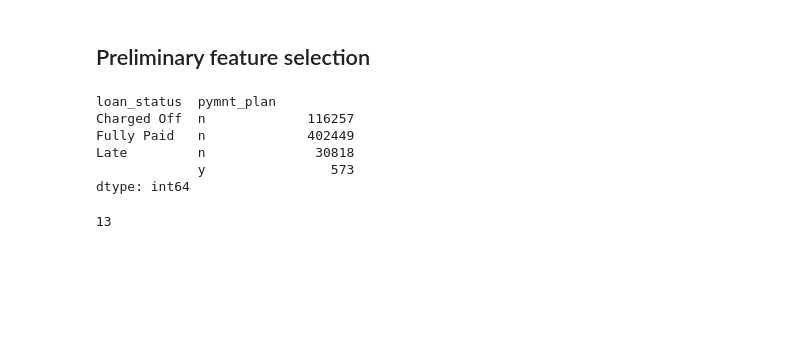
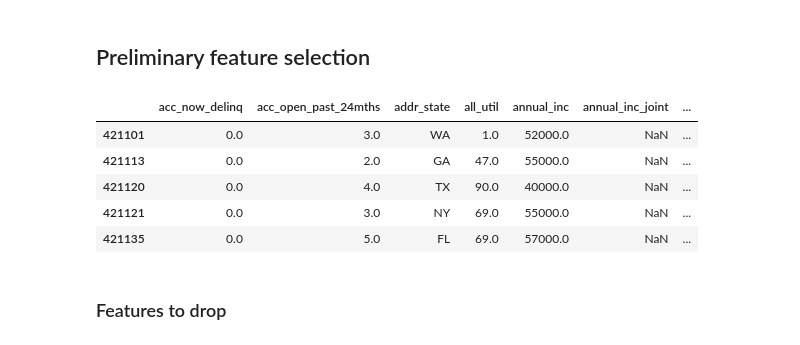
Before and after one commit to OazNomis/DSB_Project, a Jupyter notebook: Ryan/1.Preprocessing.ipynb, the cells around one changed output. Drawn from its saved outputs; the diff is of its cells as text; code cells hidden in the pictures; blank space fills up the shorter version.

```diff
--- a/Ryan/1.Preprocessing.ipynb
+++ b/Ryan/1.Preprocessing.ipynb
@@ -44,15 +37,2 @@ accepted.head()
 # %% [markdown]
 ## Preliminary feature selection
-# %%
-accepted.groupby(['loan_status','pymnt_plan']).size()
-# %% [output]
-loan_status  pymnt_plan
-Charged Off  n             116257
-Fully Paid   n             402449
-Late         n              30818
-             y                573
-dtype: int64
-# %%
-accepted.title.nunique()
-# %% [output]
-13
@@ -75,0 +39,11 @@ accepted.title.nunique()
+# %%
+accepted.reindex(sorted(accepted.columns), axis = 1).head()
+# %% [output]
+|  | acc_now_delinq | acc_open_past_24mths | addr_state | all_util | annual_inc | annual_inc_joint | ... |
+| 421101 | 0.0 | 3.0 | WA | 1.0 | 52000.0 | NaN | ... |
+| 421113 | 0.0 | 2.0 | GA | 47.0 | 55000.0 | NaN | ... |
+| 421120 | 0.0 | 4.0 | TX | 90.0 | 40000.0 | NaN | ... |
+| 421121 | 0.0 | 3.0 | NY | 69.0 | 55000.0 | NaN | ... |
+| 421135 | 0.0 | 5.0 | FL | 69.0 | 57000.0 | NaN | ... |
+# %% [markdown]
+### Features to drop
```
Also changed, not shown: parts of 8 cells of this notebook.
